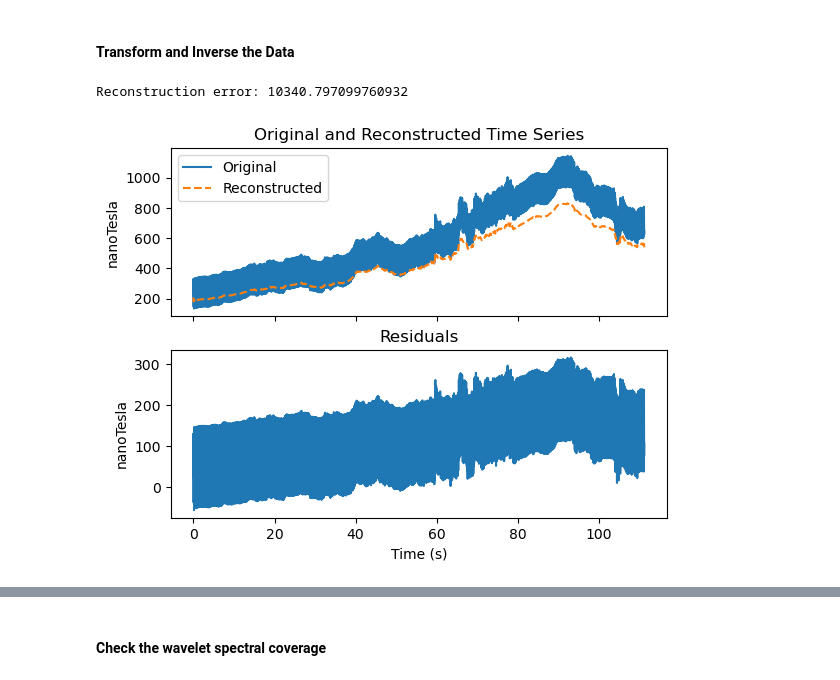
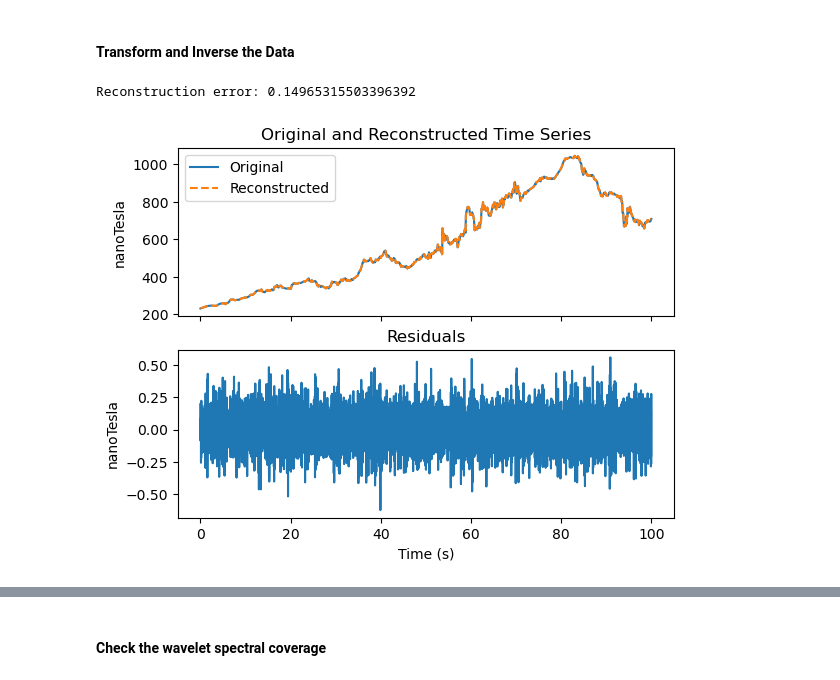
Before and after one commit to aphoffmann/InvertibleWavelets, a Jupyter notebook: ExampleUsage.ipynb, the cells around one changed output, grey strips where cells are left out. Cells and saved outputs as stored; diff of their text form; code cells hidden in the pictures.

```diff
--- a/ExampleUsage.ipynb
+++ b/ExampleUsage.ipynb
@@ -11,10 +11,10 @@ from scipy import signal
 data = np.load("data.npy")
 
 # Adding some noise
-sample_rate = 45.0                          # 50 Hz sampling rate
+sample_rate = 50.0                          # 50 Hz sampling rate
 num_samples = data.shape[-1]                # 5000 samples
 t = np.arange(num_samples) / sample_rate    # time array
-data += 100*np.sin(2.0 * np.pi *10 * t)       # 0.1 Hz sine wave
+#data += 100*np.sin(2.0 * np.pi *10 * t)       # 0.1 Hz sine wave
 # %% [markdown]
 #### Create Transform Object and Analysis Filters
 # %%
@@ -22,10 +22,8 @@ data += 100*np.sin(2.0 * np.pi *10 * t)       # 0.1 Hz sine wave
 transform = Transform(
     data=data,
     fs = sample_rate,
-    wavelet=Cauchy(100),
+    wavelet=Cauchy(2000),
     pad_method='symmetric', # Padding method for the convolution calls np.pad. Set to None if no padding
-    scales = 'dyadic', # Scales to use. Can be a list of scales or 'dyadic' for dyadic scales
-    Mc = 0,
-    dj = 1/20
-
+    q = 4*4.907306434023998,
+    Mc = 1
 )
@@ -34,25 +50,25 @@ transform = Transform(
 # %%
 # Perform forward wavelet transform
 coefficients = transform.forward(data)
 
 # Perform inverse wavelet transform (reconstruction)
 reconstructed = transform.inverse(coefficients)
 
 # Calculate and print reconstruction error
-reconstruction_error = np.linalg.norm(reconstructed - data)
+reconstruction_error = np.sqrt(np.mean((reconstructed - data)**2))
 print(f"Reconstruction error: {reconstruction_error}")
 
 fig, ax = plt.subplots(2, 1, sharex=True)
 ax[0].plot(t, data, label='Original')
 ax[0].plot(t, reconstructed, label='Reconstructed', linestyle='--')
 ax[0].set_ylabel('nanoTesla')
 ax[0].legend()
 ax[0].set_title('Original and Reconstructed Time Series')
 ax[1].plot(t, data - reconstructed)
 ax[1].set_title('Residuals')
 ax[1].set_ylabel('nanoTesla')
 ax[1].set_xlabel('Time (s)')
 plt.show()
 # %% [output]
-Reconstruction error: 10340.797099760932
+Reconstruction error: 0.14965315503396392
-[figure, old version]
+[figure, new version]
```
Also changed, not shown: parts of 14 cells of this notebook, 3 other files.
